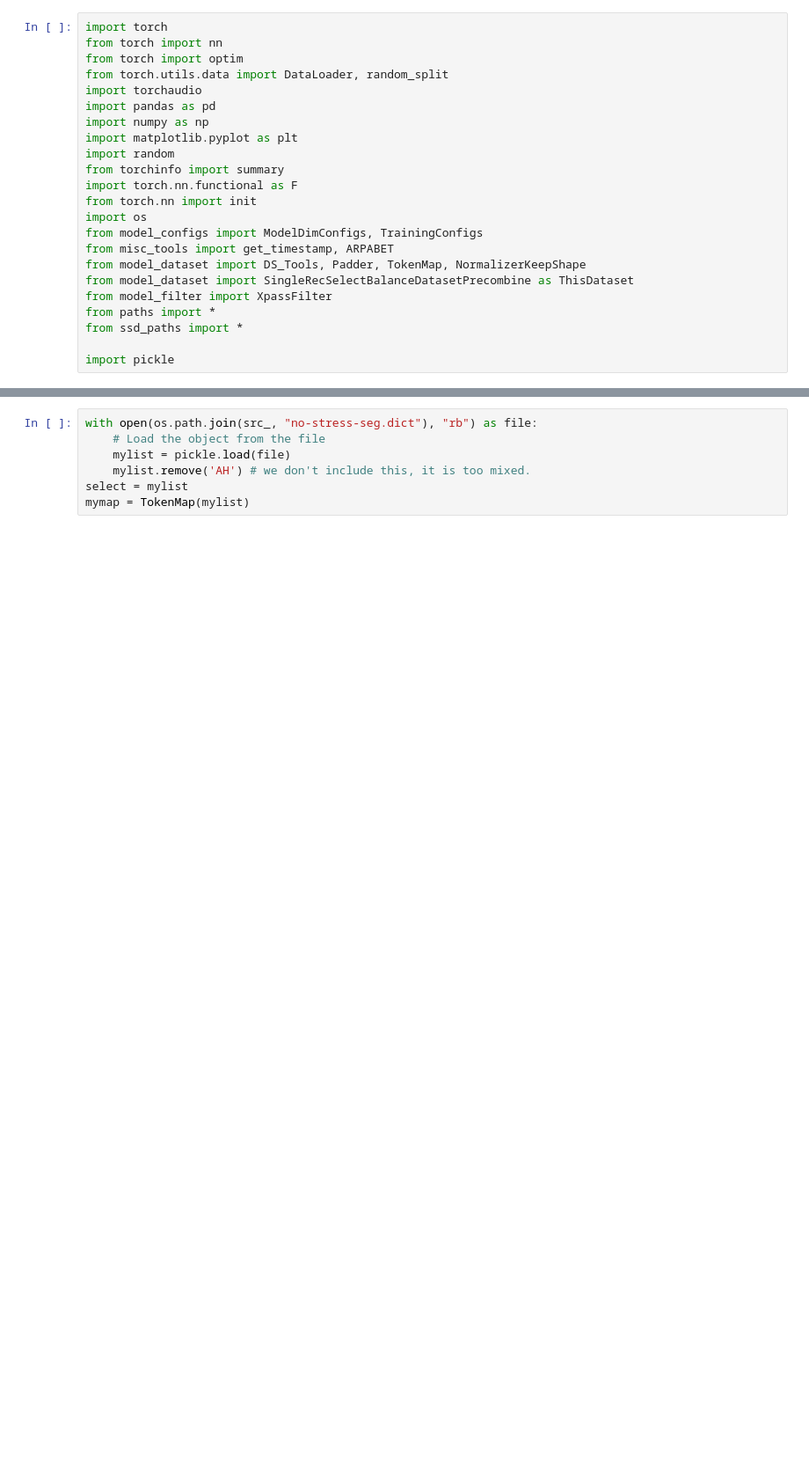
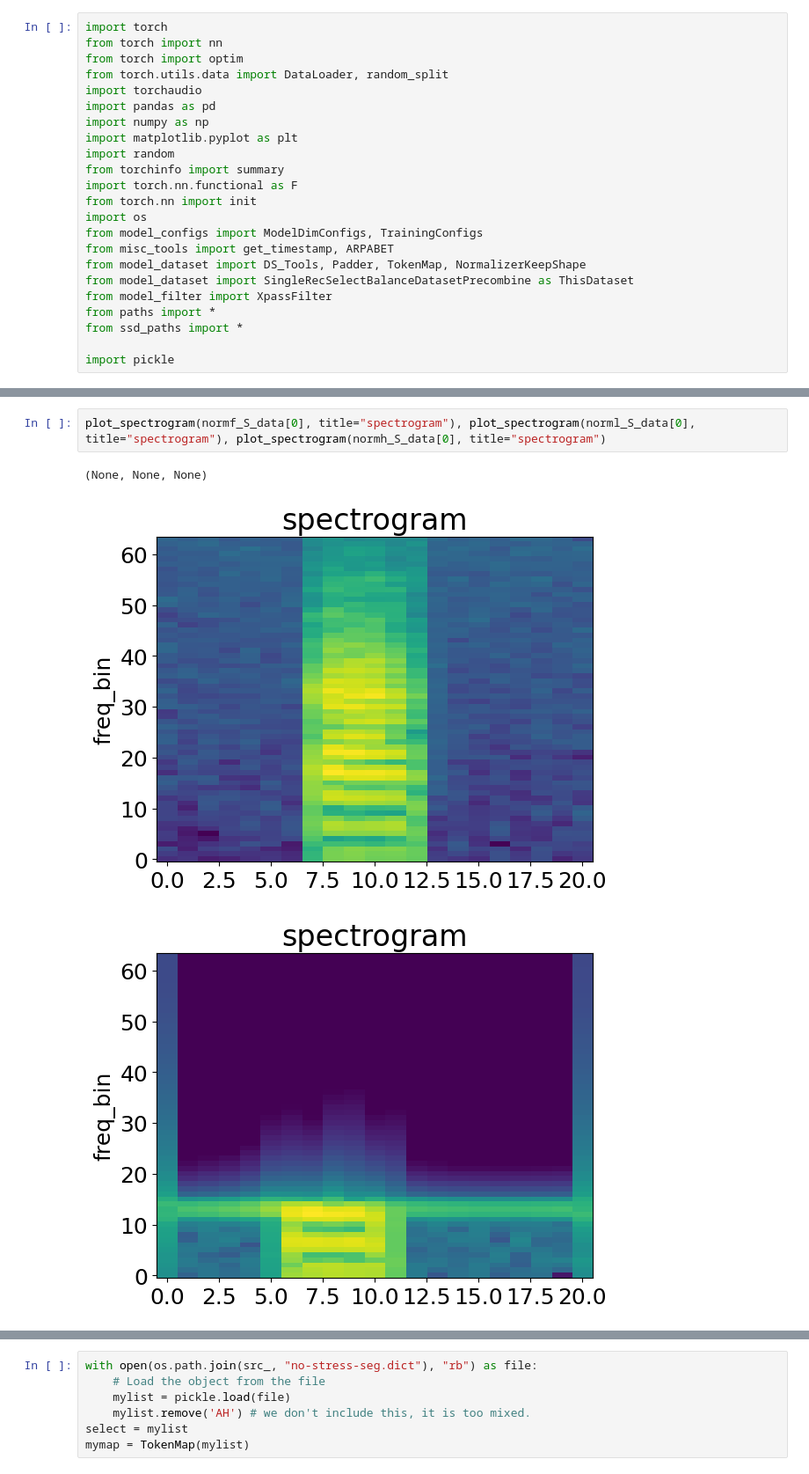
Before and after one commit to Frankalexej/lffl, a Jupyter notebook: try.ipynb, the cells around one changed output, grey strips where cells are left out. Shown: that part at 88% size. Drawn from its saved outputs; the diff is of its cells as text; blank space fills up the shorter version.

```diff
--- a/try.ipynb
+++ b/try.ipynb
@@ -32,0 +99,6 @@ mytrans = nn.Sequential(
+# %%
+plot_spectrogram(normf_S_data[0], title="spectrogram"), plot_spectrogram(norml_S_data[0], title="spectrogram"), plot_spectrogram(normh_S_data[0], title="spectrogram")
+# %% [output]
+(None, None, None)
+[figure, added]
+[figure, added]
```
Also changed, not shown: parts of 9 cells of this notebook, 7 other files.
